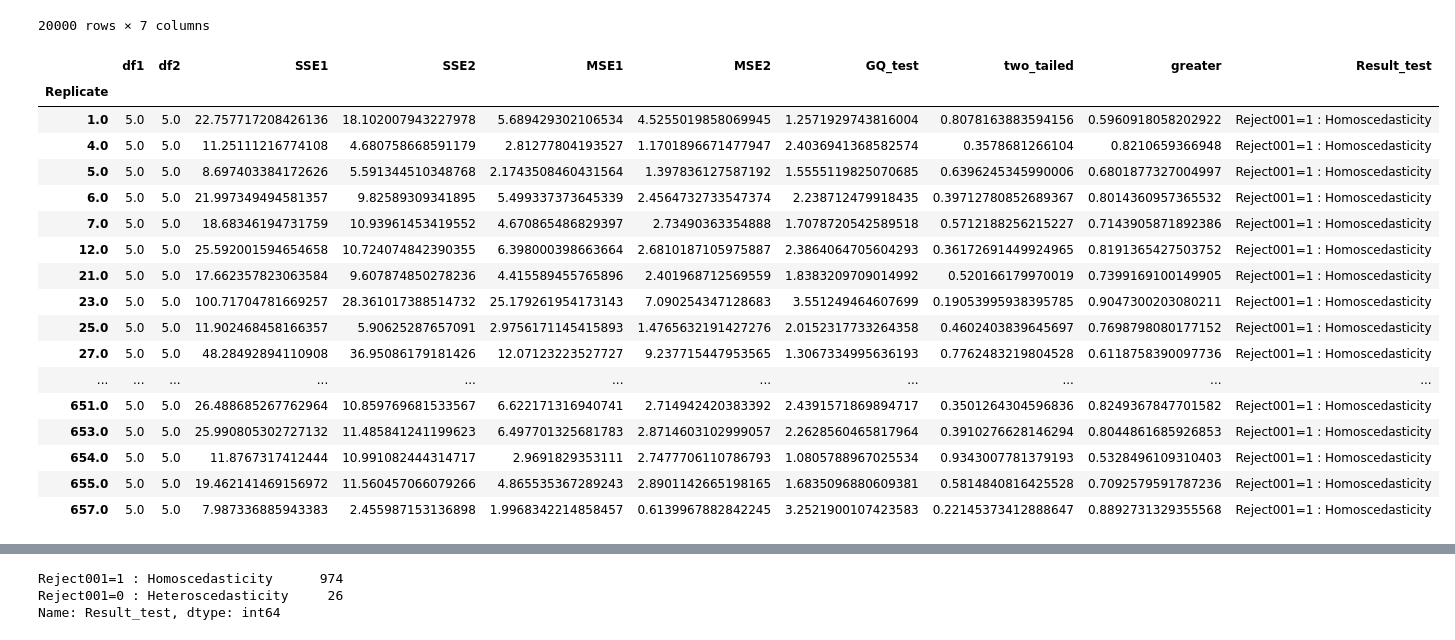
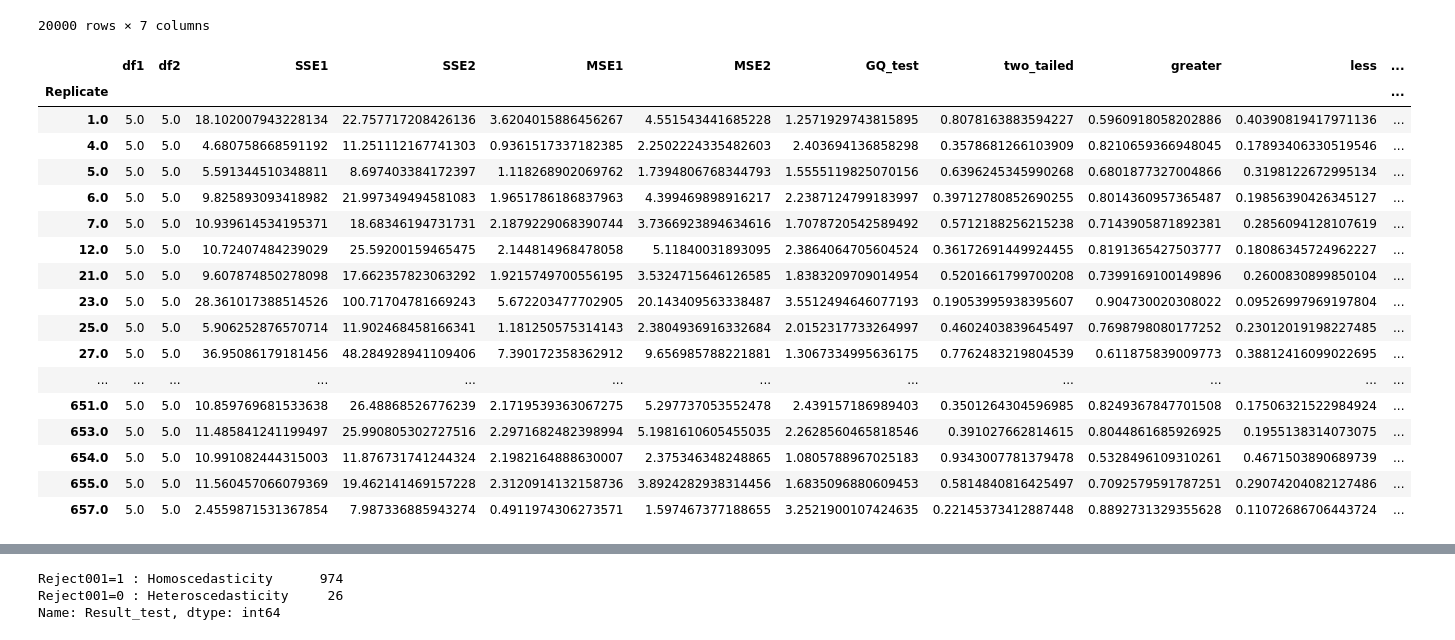
Before and after one commit to iam-fern/Generate_multiplication, a Jupyter notebook: GQtest_data_multi_delta_(0_4)_n20_01.ipynb, the cells around one changed output, grey strips where cells are left out. Drawn from its saved outputs; the diff is of its cells as text; code cells hidden in the pictures.

```diff
--- a/GQtest_data_multi_delta_(0_4)_n20_01.ipynb
+++ b/GQtest_data_multi_delta_(0_4)_n20_01.ipynb
@@ -153,7 +154,6 @@ def get_result(run_replicate, percent_data):
     new_table_sort = new_table.sort_values('x2')
     new_table_sort.reset_index(inplace=True)
     new_table_sort.drop(['index'], axis=1, inplace=True)
-
 
     # แบ่งข้อมูลกลุ่มที่ 1
     table1 = new_table_sort.iloc[:int(percent_data*new_table_sort.shape[0]) , :]
@@ -167,8 +167,7 @@ def get_result(run_replicate, percent_data):
     # หาค่า df กลุ่ม 1
     DF1 = model1.df_resid + 1
     SSE1 = model1.ssr
-    MSE1 = model1.mse_resid
-
+    MSE1 = SSE1/DF1
 
     # แบ่งข้อมูลกลุ่มที่ 2
     table2 = new_table_sort.iloc[int((1-percent_data)*new_table_sort.shape[0]): , :]
@@ -182,23 +181,21 @@ def get_result(run_replicate, percent_data):
     # หาค่า df กลุ่ม 2
     DF2 = model2.df_resid + 1
     SSE2 = model2.ssr
-    MSE2 = model2.mse_resid
+    MSE2 = SSE2/DF2
 
     # ค่าสถิติทดสอบ
     GQ_test = (SSE2/DF2) / (SSE1/DF1)
-
 
     df2 = DF2
     df1 = DF1
 
     # คำนวณค่า p-value
-    # sf(x, dfn, dfd, loc=0, scale=1) : Survival function (also defined as 1 - cdf, but sf is sometimes more accurate)
+    # pdf(x, dfn, dfd, loc=0, scale=1) : Probability density function
     two_tailed = 2.0*(1.0-(ss.f.cdf(GQ_test, df2, df1)))
+    p_greater = ss.f.cdf(GQ_test, df2, df1)
+    p_less = 1.0-ss.f.cdf(GQ_test, df2, df1)
 
-    # pdf(x, dfn, dfd, loc=0, scale=1) : Probability density function
-    p_greater = ss.f.cdf(GQ_test, df2, df1)
-
-    return df2, df1, SSE2, SSE1, MSE2, MSE1, GQ_test, two_tailed, p_greater
+    return df1, df2, SSE1, SSE2, MSE1, MSE2, GQ_test, two_tailed, p_greater, p_less
 
 # สร้าง list ของ replicates
 list_replicate=list({i[0] for i in table.index})
@@ -214,13 +211,14 @@ list_MSE2=[]
 list_GQ_test=[]
 list_two_tailed=[]
 list_p_greater=[]
+list_p_less=[]
 
 # กำหนด % การแบ่งข้อมูล
 percent_data=0.4
 
 # ใช้ for loop สำหรับการ run ทุก replicates
 for run_replicate in list_replicate:
-    df1, df2, SSE1, SSE2, MSE1, MSE2, GQ_test, two_tailed, p_greater=get_result(run_replicate, percent_data)
+    df1, df2, SSE1, SSE2, MSE1, MSE2, GQ_test, two_tailed, p_greater, p_less=get_result(run_replicate, percent_data)
     list_df1.append(df1)
     list_SSE1.append(SSE1)
     list_df2.append(df2)
@@ -230,41 +228,42 @@ for run_replicate in list_replicate:
     list_GQ_test.append(GQ_test)
     list_two_tailed.append(two_tailed)
     list_p_greater.append(p_greater)
+    list_p_less.append(p_less)
 # %%
 # สร้างตารางผลลัพธ์
 alpha = 0.01
 pd.set_option('display.max_rows', 1000)
 pd.set_option('display.max_columns', 1000)
 pd.set_option('display.width', 1000)
 result=pd.DataFrame({"Replicate":list_replicate, "df1":list_df1, "df2":list_df2, "SSE1":list_SSE1,
                      "SSE2":list_SSE2, "MSE1":list_MSE1, "MSE2":list_MSE2,
-                     "GQ_test":list_GQ_test, "two_tailed":list_two_tailed, "greater":list_p_greater})
+                     "GQ_test":list_GQ_test, "two_tailed":list_two_tailed, "greater":list_p_greater, "less":list_p_less})
 result.set_index(['Replicate'], inplace=True)
-result=result[(result["two_tailed"]<=1) & (result["greater"]<=1)]
+result=result[(result["two_tailed"]<=1) & (result["greater"]<=1) & (result["less"]<=1)]
 result["Result_test"]=result["two_tailed"].apply(lambda p_value: 'Reject001=0 : Heteroscedasticity'
-                                                                  if p_value < alpha else 'Reject001=1 : Homoscedasticity')
+                                                 if p_value < alpha else 'Reject001=1 : Homoscedasticity')
 #two_tailed_new_show=two_tailed_new.drop(columns="greater")
 
 result.astype(str)
 # %% [output]
-|  | df1 | df2 | SSE1 | SSE2 | MSE1 | MSE2 | GQ_test | two_tailed | greater | Result_test |
-| Replicate |  |  |  |  |  |  |  |  |  |  |
-| 1.0 | 5.0 | 5.0 | 22.757717208426136 | 18.102007943227978 | 5.689429302106534 | 4.5255019858069945 | 1.2571929743816004 | 0.8078163883594156 | 0.5960918058202922 | Reject001=1 : Homoscedasticity |
-| 4.0 | 5.0 | 5.0 | 11.25111216774108 | 4.680758668591179 | 2.81277804193527 | 1.1701896671477947 | 2.4036941368582574 | 0.3578681266104 | 0.8210659366948 | Reject001=1 : Homoscedasticity |
-| 5.0 | 5.0 | 5.0 | 8.697403384172626 | 5.591344510348768 | 2.1743508460431564 | 1.397836127587192 | 1.5555119825070685 | 0.6396245345990006 | 0.6801877327004997 | Reject001=1 : Homoscedasticity |
-| 6.0 | 5.0 | 5.0 | 21.997349494581357 | 9.82589309341895 | 5.499337373645339 | 2.4564732733547374 | 2.238712479918435 | 0.39712780852689367 | 0.8014360957365532 | Reject001=1 : Homoscedasticity |
-| 7.0 | 5.0 | 5.0 | 18.68346194731759 | 10.93961453419552 | 4.670865486829397 | 2.73490363354888 | 1.7078720542589518 | 0.5712188256215227 | 0.7143905871892386 | Reject001=1 : Homoscedasticity |
-| 12.0 | 5.0 | 5.0 | 25.592001594654658 | 10.724074842390355 | 6.398000398663664 | 2.6810187105975887 | 2.3864064705604293 | 0.36172691449924965 | 0.8191365427503752 | Reject001=1 : Homoscedasticity |
-| 21.0 | 5.0 | 5.0 | 17.662357823063584 | 9.607874850278236 | 4.415589455765896 | 2.401968712569559 | 1.8383209709014992 | 0.520166179970019 | 0.7399169100149905 | Reject001=1 : Homoscedasticity |
-| 23.0 | 5.0 | 5.0 | 100.71704781669257 | 28.361017388514732 | 25.179261954173143 | 7.090254347128683 | 3.551249464607699 | 0.19053995938395785 | 0.9047300203080211 | Reject001=1 : Homoscedasticity |
-| 25.0 | 5.0 | 5.0 | 11.902468458166357 | 5.90625287657091 | 2.9756171145415893 | 1.4765632191427276 | 2.0152317733264358 | 0.4602403839645697 | 0.7698798080177152 | Reject001=1 : Homoscedasticity |
-| 27.0 | 5.0 | 5.0 | 48.28492894110908 | 36.95086179181426 | 12.07123223527727 | 9.237715447953565 | 1.3067334995636193 | 0.7762483219804528 | 0.6118758390097736 | Reject001=1 : Homoscedasticity |
-| ... | ... | ... | ... | ... | ... | ... | ... | ... | ... | ... |
-| 651.0 | 5.0 | 5.0 | 26.488685267762964 | 10.859769681533567 | 6.622171316940741 | 2.714942420383392 | 2.4391571869894717 | 0.3501264304596836 | 0.8249367847701582 | Reject001=1 : Homoscedasticity |
-| 653.0 | 5.0 | 5.0 | 25.990805302727132 | 11.485841241199623 | 6.497701325681783 | 2.8714603102999057 | 2.2628560465817964 | 0.3910276628146294 | 0.8044861685926853 | Reject001=1 : Homoscedasticity |
-| 654.0 | 5.0 | 5.0 | 11.8767317412444 | 10.991082444314717 | 2.9691829353111 | 2.7477706110786793 | 1.0805788967025534 | 0.9343007781379193 | 0.5328496109310403 | Reject001=1 : Homoscedasticity |
-| 655.0 | 5.0 | 5.0 | 19.462141469156972 | 11.560457066079266 | 4.865535367289243 | 2.8901142665198165 | 1.6835096880609381 | 0.5814840816425528 | 0.7092579591787236 | Reject001=1 : Homoscedasticity |
-| 657.0 | 5.0 | 5.0 | 7.987336885943383 | 2.455987153136898 | 1.9968342214858457 | 0.6139967882842245 | 3.2521900107423583 | 0.22145373412888647 | 0.8892731329355568 | Reject001=1 : Homoscedasticity |
+|  | df1 | df2 | SSE1 | SSE2 | MSE1 | MSE2 | GQ_test | two_tailed | greater | less | ... |
+| Replicate |  |  |  |  |  |  |  |  |  |  | ... |
+| 1.0 | 5.0 | 5.0 | 18.102007943228134 | 22.757717208426136 | 3.6204015886456267 | 4.551543441685228 | 1.2571929743815895 | 0.8078163883594227 | 0.5960918058202886 | 0.40390819417971136 | ... |
+| 4.0 | 5.0 | 5.0 | 4.680758668591192 | 11.251112167741303 | 0.9361517337182385 | 2.2502224335482603 | 2.403694136858298 | 0.3578681266103909 | 0.8210659366948045 | 0.17893406330519546 | ... |
+| 5.0 | 5.0 | 5.0 | 5.591344510348811 | 8.697403384172397 | 1.118268902069762 | 1.7394806768344793 | 1.5555119825070156 | 0.6396245345990268 | 0.6801877327004866 | 0.3198122672995134 | ... |
+| 6.0 | 5.0 | 5.0 | 9.825893093418982 | 21.997349494581083 | 1.9651786186837963 | 4.399469898916217 | 2.2387124799183997 | 0.39712780852690255 | 0.8014360957365487 | 0.19856390426345127 | ... |
+| 7.0 | 5.0 | 5.0 | 10.939614534195371 | 18.68346194731731 | 2.1879229068390744 | 3.7366923894634616 | 1.7078720542589492 | 0.5712188256215238 | 0.7143905871892381 | 0.2856094128107619 | ... |
+| 12.0 | 5.0 | 5.0 | 10.72407484239029 | 25.59200159465475 | 2.144814968478058 | 5.11840031893095 | 2.3864064705604524 | 0.36172691449924455 | 0.8191365427503777 | 0.18086345724962227 | ... |
+| 21.0 | 5.0 | 5.0 | 9.607874850278098 | 17.662357823063292 | 1.9215749700556195 | 3.5324715646126585 | 1.8383209709014954 | 0.5201661799700208 | 0.7399169100149896 | 0.2600830899850104 | ... |
+| 23.0 | 5.0 | 5.0 | 28.361017388514526 | 100.71704781669243 | 5.672203477702905 | 20.143409563338487 | 3.5512494646077193 | 0.19053995938395607 | 0.904730020308022 | 0.09526997969197804 | ... |
+| 25.0 | 5.0 | 5.0 | 5.906252876570714 | 11.902468458166341 | 1.181250575314143 | 2.3804936916332684 | 2.0152317733264997 | 0.4602403839645497 | 0.7698798080177252 | 0.23012019198227485 | ... |
+| 27.0 | 5.0 | 5.0 | 36.95086179181456 | 48.284928941109406 | 7.390172358362912 | 9.656985788221881 | 1.3067334995636175 | 0.7762483219804539 | 0.611875839009773 | 0.38812416099022695 | ... |
+| ... | ... | ... | ... | ... | ... | ... | ... | ... | ... | ... | ... |
+| 651.0 | 5.0 | 5.0 | 10.859769681533638 | 26.48868526776239 | 2.1719539363067275 | 5.297737053552478 | 2.439157186989403 | 0.3501264304596985 | 0.8249367847701508 | 0.17506321522984924 | ... |
+| 653.0 | 5.0 | 5.0 | 11.485841241199497 | 25.990805302727516 | 2.2971682482398994 | 5.1981610605455035 | 2.2628560465818546 | 0.391027662814615 | 0.8044861685926925 | 0.1955138314073075 | ... |
+| 654.0 | 5.0 | 5.0 | 10.991082444315003 | 11.876731741244324 | 2.1982164888630007 | 2.375346348248865 | 1.0805788967025183 | 0.9343007781379478 | 0.5328496109310261 | 0.4671503890689739 | ... |
+| 655.0 | 5.0 | 5.0 | 11.560457066079369 | 19.462141469157228 | 2.3120914132158736 | 3.8924282938314456 | 1.6835096880609453 | 0.5814840816425497 | 0.7092579591787251 | 0.29074204082127486 | ... |
+| 657.0 | 5.0 | 5.0 | 2.4559871531367854 | 7.987336885943274 | 0.4911974306273571 | 1.597467377188655 | 3.2521900107424635 | 0.22145373412887448 | 0.8892731329355628 | 0.11072686706443724 | ... |
 # %%
 # สร้างตารางผลลัพธ์
 alpha = 0.01
```
Also changed, not shown: parts of 2 cells of this notebook.
